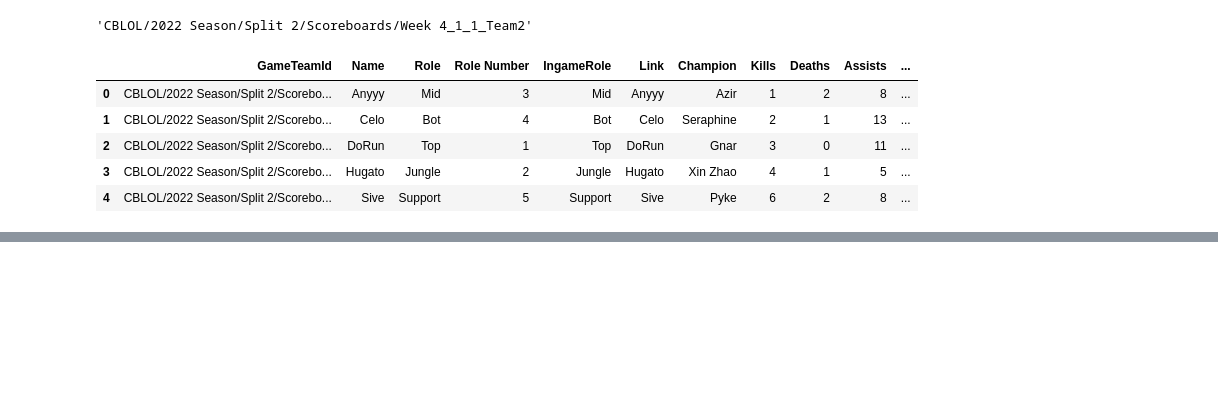
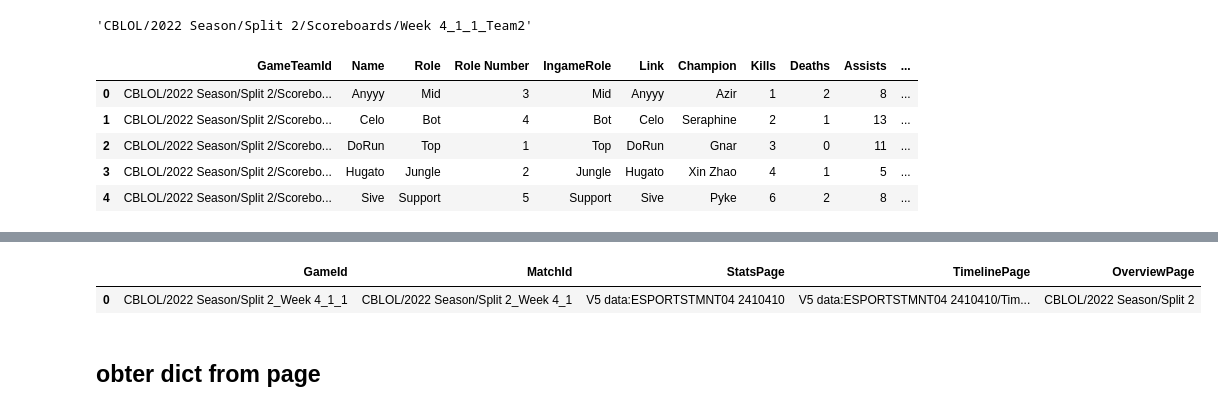
Before and after one commit to EderReisS/API_LoL, a Jupyter notebook: buscarInformacoesDataLiga.ipynb, the cells around one changed output, grey strips where cells are left out. Saved outputs shown, nothing was run; the diff lists cells and outputs as text; code cells hidden in the pictures; blank space fills up the shorter version.

```diff
--- a/buscarInformacoesDataLiga.ipynb
+++ b/buscarInformacoesDataLiga.ipynb
@@ -158,0 +206,18 @@ obterPlayerScoreFromGameTeamId(ts.iloc[1,5])
+# %%
+def obterPageJSON(GameId,**kwargs):
+
+    cond = f"PJ.GameId like '%{GameId}%'"
+    site = mwclient.Site('lol.fandom.com', path='/')
+    response = site.api(
+        'cargoquery',
+        limit = 'max',
+        tables = "PostgameJsonMetadata=PJ",
+        fields = "GameId,MatchId,StatsPage,TimelinePage,OverviewPage",
+        where  = cond,
+    )
+
+    jsonData = json.dumps(response['cargoquery'])
+    ParseData = jsonData.replace('''{"title\":''','').replace("}}",'}')
+    df = pd.read_json(ParseData, orient = 'values' )
+
+    return df
@@ -158,0 +230,7 @@ obterPlayerScoreFromGameTeamId(ts.iloc[1,5])
+# %%
+obterPageJSON(ts.loc[0,'GameId'])
+# %% [output]
+|  | GameId | MatchId | StatsPage | TimelinePage | OverviewPage |
+| 0 | CBLOL/2022 Season/Split 2_Week 4_1_1 | CBLOL/2022 Season/Split 2_Week 4_1 | V5 data:ESPORTSTMNT04 2410410 | V5 data:ESPORTSTMNT04 2410410/Tim... | CBLOL/2022 Season/Split 2 |
+# %% [markdown]
+## obter dict from page
```
Also changed, not shown: parts of 20 cells of this notebook.
